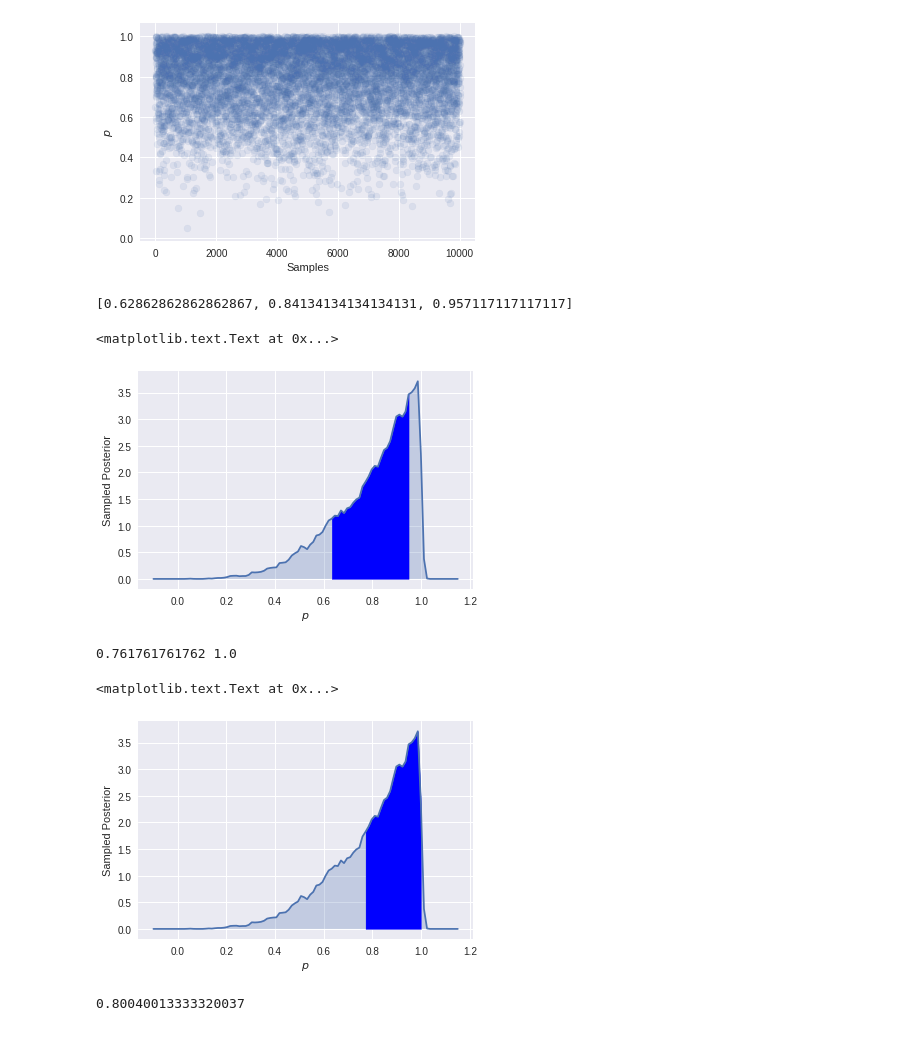
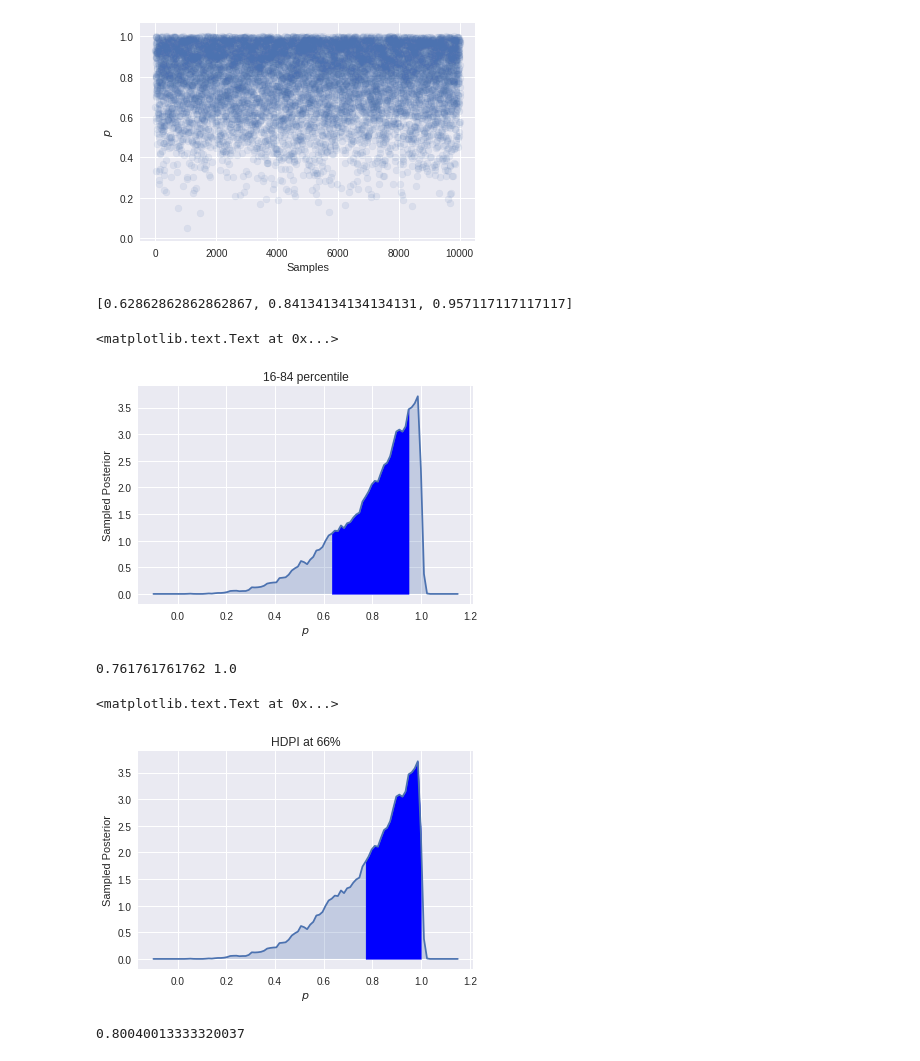
Before and after one commit to saint-germain/marginalization_bayes, a Jupyter notebook: stat_reth_ch3.ipynb, the cells around one changed output. Cells and saved outputs as stored; diff of their text form; code cells hidden in the pictures.

```diff
--- a/stat_reth_ch3.ipynb
+++ b/stat_reth_ch3.ipynb
@@ -68,16 +68,17 @@ plt.ylabel('$p$')
 # %%
 quantiles=[np.percentile(samples,i) for i in [16,50,84]]
 print(quantiles)
 points = sns.kdeplot(samples, shade=True,bw=0.05).get_lines()[0].get_data()
 
 x = points[0]
 y = points[1]
 
 plt.fill_between(x,y, where = (x>=quantiles[0]) & (x<=quantiles[2]), color='b')
 plt.ylabel('Sampled Posterior')
 plt.xlabel('$p$')
+plt.title('16-84 percentile')
 # %% [output]
 [0.62862862862862867, 0.84134134134134131, 0.957117117117117]
 <matplotlib.text.Text at 0x...>
-[figure, old version]
+[figure, new version]
 # %%
@@ -113,7 +114,8 @@ y = points[1]
 plt.fill_between(x,y, where = (x>=quantiles[0]) & (x<=quantiles[1]), color='b')
 plt.ylabel('Sampled Posterior')
 plt.xlabel('$p$')
+plt.title('HDPI at 66%')
 # %% [output]
 <matplotlib.text.Text at 0x...>
-[figure, old version]
+[figure, new version]
 # %%
```
Also changed, not shown: parts of 5 cells of this notebook, 1 other file.
